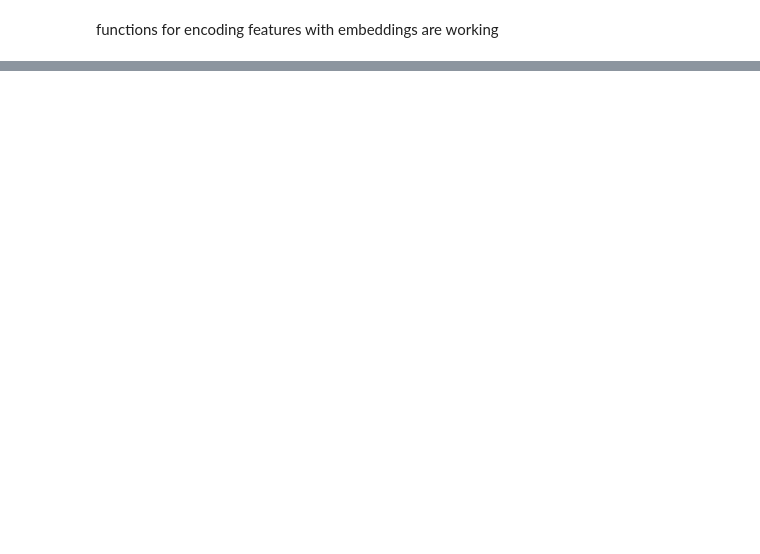
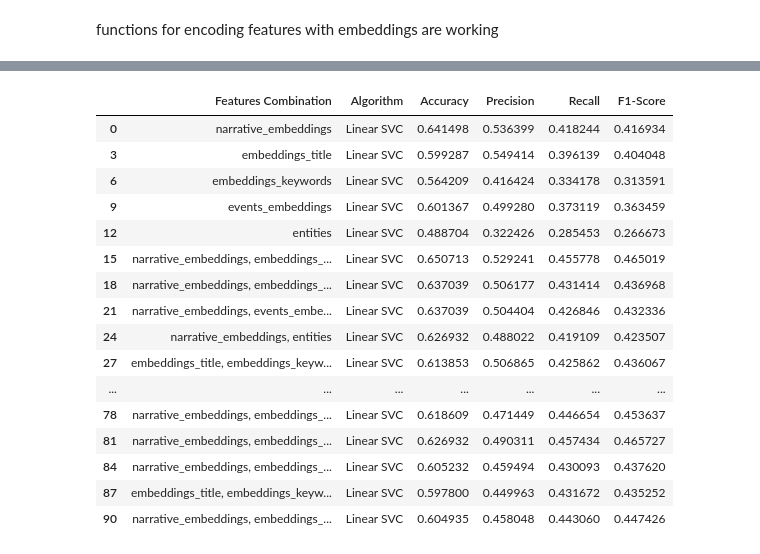
Before and after one commit to beatrizarc/product_complaints, a Jupyter notebook: notebooks/8- best feature combination.ipynb, the cells around one changed output, grey strips where cells are left out. Saved outputs shown, nothing was run; the diff lists cells and outputs as text; code cells hidden in the pictures; blank space fills up the shorter version.

```diff
--- a/notebooks/8- best feature combination.ipynb
+++ b/notebooks/8- best feature combination.ipynb
@@ -1071,11 +1071,10 @@ tt.shape
 # %% [output]
 (15701, 600)
 # %%
-def combined_feature_vectors(X, model):
-    description_embeddings=create_emb_column(X.narrative_embeddings, model)
-    title_embeddings=create_emb_column(X.embeddings_title, model)
-    keywords_embeddings=create_emb_column(X.embeddings_keywords, model)
-    events_embeddings=create_emb_column(X.events_embeddings, model)
-    entities_embeddings=create_emb_column(X.entities, model)
-    return np.concatenate((description_embeddings, title_embeddings, keywords_embeddings, events_embeddings, entities_embeddings), axis=1)
+def combined_feature_vectors(X, feature_set, model):
+    embeddings_list=[]
+    for feature in feature_set:
+        emb= create_emb_column(X[feature], model)
+        embeddings_list.append(emb)
+    return np.concatenate(embeddings_list, axis=1)
 # %%
@@ -1100,7 +1087,7 @@ description_embeddings.shape
 # %% [markdown]
 functions for encoding features with embeddings are working
 # %%
-algorithms = {'Linear SVC': LinearSVC(max_iter=1500), 'XGBoost': XGBClassifier(), 'Random Forest': RandomForestClassifier()}
+algorithms = {'Linear SVC': LinearSVC(max_iter=1100), 'XGBoost': XGBClassifier(), 'Random Forest': RandomForestClassifier()}
 # Initialize the results table
 cont=0
 
@@ -1112,8 +1099,8 @@ results = pd.DataFrame(columns=['Features Combination', 'Algorithm', 'Accuracy',
 # Evaluate models for each feature combination and algorithm
 for feature_set in feature_combinations:
     cont += 1
-    X_train_combined = combined_feature_vectors(X_train, w2v)
-    X_val_combined = combined_feature_vectors(X_val, w2v)
+    X_train_combined = combined_feature_vectors(X_train, feature_set, w2v)
+    X_val_combined = combined_feature_vectors(X_val, feature_set, w2v)
 
     # Train and evaluate the models for each algorithm
     for algorithm_name, algorithm in algorithms.items():
@@ -1158,5 +1243,5 @@ random_forest_results
 # %%
-algorithms = {'Linear SVC': LinearSVC(), 'XGBoost': XGBClassifier(), 'Random Forest': RandomForestClassifier()}
+algorithms = {'Linear SVC': LinearSVC(max_iter=2000), 'XGBoost': XGBClassifier(), 'Random Forest': RandomForestClassifier()}
 # Initialize the results table
 cont=0
 
@@ -1168,8 +1253,8 @@ results = pd.DataFrame(columns=['Features Combination', 'Algorithm', 'Accuracy',
 # Evaluate models for each feature combination and algorithm
 for feature_set in feature_combinations:
     cont += 1
-    X_train_combined = combined_feature_vectors(X_train, glove)
-    X_val_combined = combined_feature_vectors(X_val, glove)
+    X_train_combined = combined_feature_vectors(X_train, feature_set, glove)
+    X_val_combined = combined_feature_vectors(X_val, feature_set, glove)
 
     # Train and evaluate the models for each algorithm
     for algorithm_name, algorithm in algorithms.items():
@@ -1201,0 +1321,22 @@ results = pd.concat(result_dfs, ignore_index=True)
+# %%
+linear_svc_results, xgboost_results, random_forest_results= group_by_alg(results)
+# %%
+linear_svc_results
+# %% [output]
+|  | Features Combination | Algorithm | Accuracy | Precision | Recall | F1-Score |
+| 0 | narrative_embeddings | Linear SVC | 0.641498 | 0.536399 | 0.418244 | 0.416934 |
+| 3 | embeddings_title | Linear SVC | 0.599287 | 0.549414 | 0.396139 | 0.404048 |
+| 6 | embeddings_keywords | Linear SVC | 0.564209 | 0.416424 | 0.334178 | 0.313591 |
+| 9 | events_embeddings | Linear SVC | 0.601367 | 0.499280 | 0.373119 | 0.363459 |
+| 12 | entities | Linear SVC | 0.488704 | 0.322426 | 0.285453 | 0.266673 |
+| 15 | narrative_embeddings, embeddings_... | Linear SVC | 0.650713 | 0.529241 | 0.455778 | 0.465019 |
+| 18 | narrative_embeddings, embeddings_... | Linear SVC | 0.637039 | 0.506177 | 0.431414 | 0.436968 |
+| 21 | narrative_embeddings, events_embe... | Linear SVC | 0.637039 | 0.504404 | 0.426846 | 0.432336 |
+| 24 | narrative_embeddings, entities | Linear SVC | 0.626932 | 0.488022 | 0.419109 | 0.423507 |
+| 27 | embeddings_title, embeddings_keyw... | Linear SVC | 0.613853 | 0.506865 | 0.425862 | 0.436067 |
+| ... | ... | ... | ... | ... | ... | ... |
+| 78 | narrative_embeddings, embeddings_... | Linear SVC | 0.618609 | 0.471449 | 0.446654 | 0.453637 |
+| 81 | narrative_embeddings, embeddings_... | Linear SVC | 0.626932 | 0.490311 | 0.457434 | 0.465727 |
+| 84 | narrative_embeddings, embeddings_... | Linear SVC | 0.605232 | 0.459494 | 0.430093 | 0.437620 |
+| 87 | embeddings_title, embeddings_keyw... | Linear SVC | 0.597800 | 0.449963 | 0.431672 | 0.435252 |
+| 90 | narrative_embeddings, embeddings_... | Linear SVC | 0.604935 | 0.458048 | 0.443060 | 0.447426 |
```
Also changed, not shown: parts of 14 cells of this notebook.
